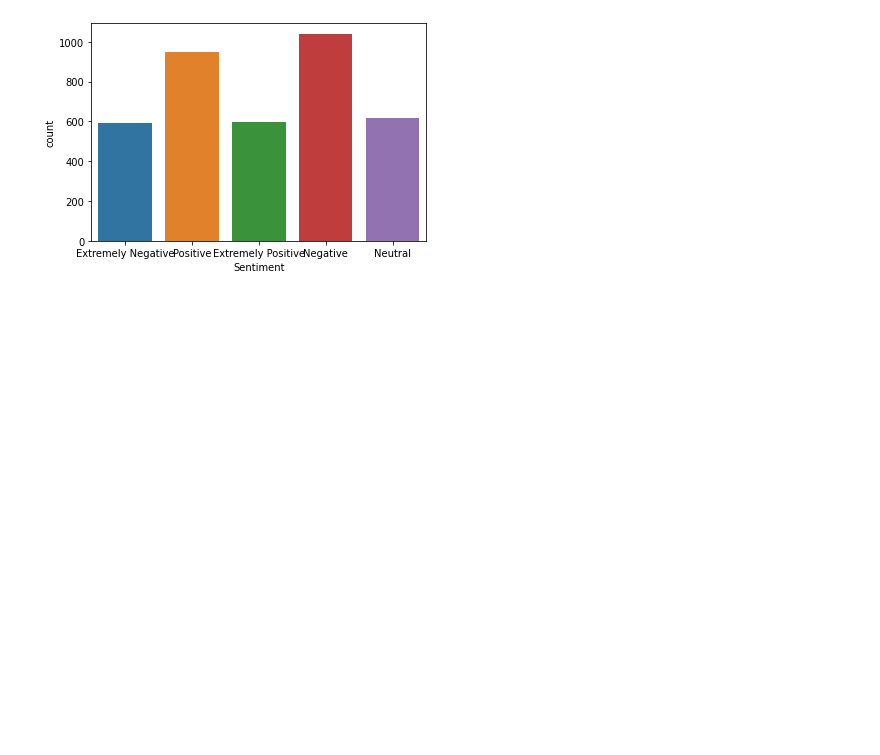
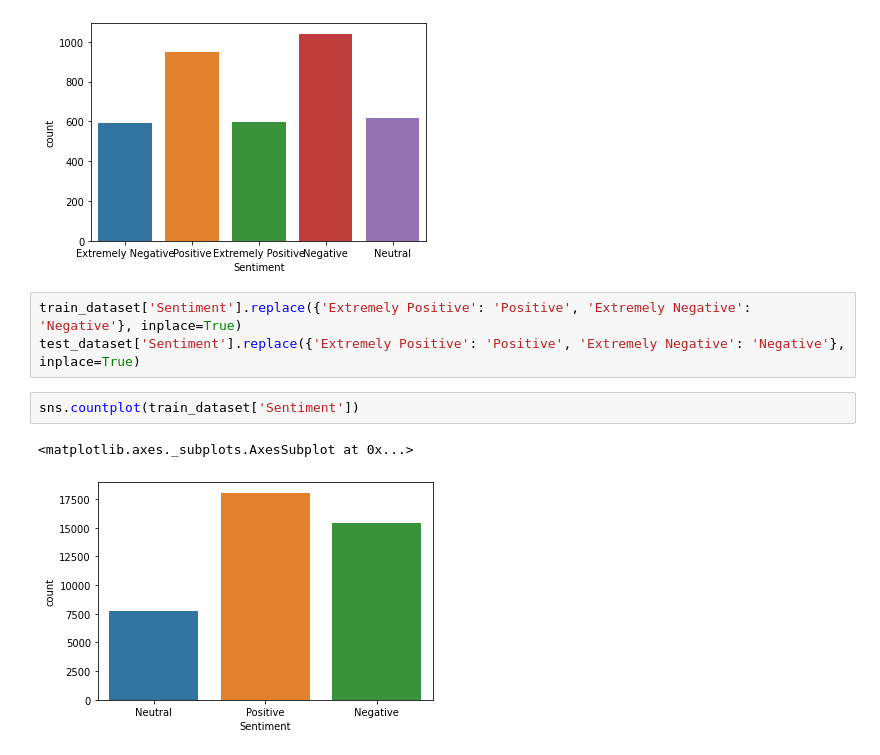
Before and after one commit to testtzlaffe/desafio-nlp-coronavirus-tweets, a Jupyter notebook: DesafiosNLP_CoronavirusTweets.ipynb, the cells around one changed output. Saved outputs shown, nothing was run; the diff lists cells and outputs as text; blank space fills up the shorter version.

```diff
--- a/DesafiosNLP_CoronavirusTweets.ipynb
+++ b/DesafiosNLP_CoronavirusTweets.ipynb
@@ -76,3 +87,11 @@ sns.countplot(test_dataset['Sentiment'])
 # %% [output]
 <matplotlib.axes._subplots.AxesSubplot at 0x...>
 [figure]
+# %%
+train_dataset['Sentiment'].replace({'Extremely Positive': 'Positive', 'Extremely Negative': 'Negative'}, inplace=True)
+test_dataset['Sentiment'].replace({'Extremely Positive': 'Positive', 'Extremely Negative': 'Negative'}, inplace=True)
+# %%
+sns.countplot(train_dataset['Sentiment'])
+# %% [output]
+<matplotlib.axes._subplots.AxesSubplot at 0x...>
+[figure, added]
```
Also changed, not shown: parts of 38 cells of this notebook.
